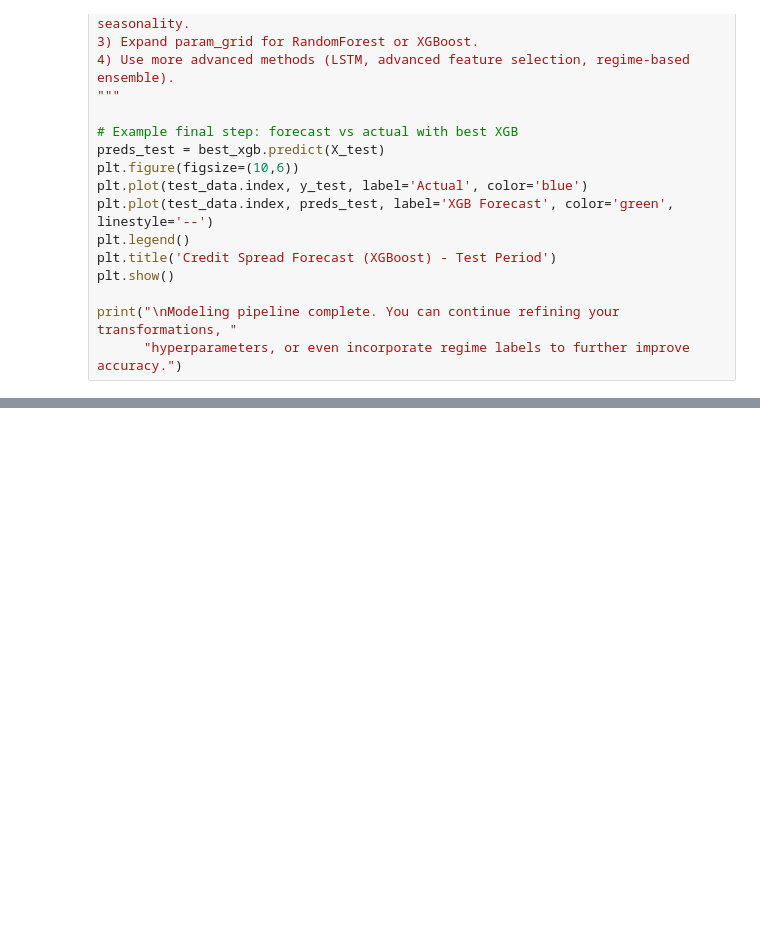
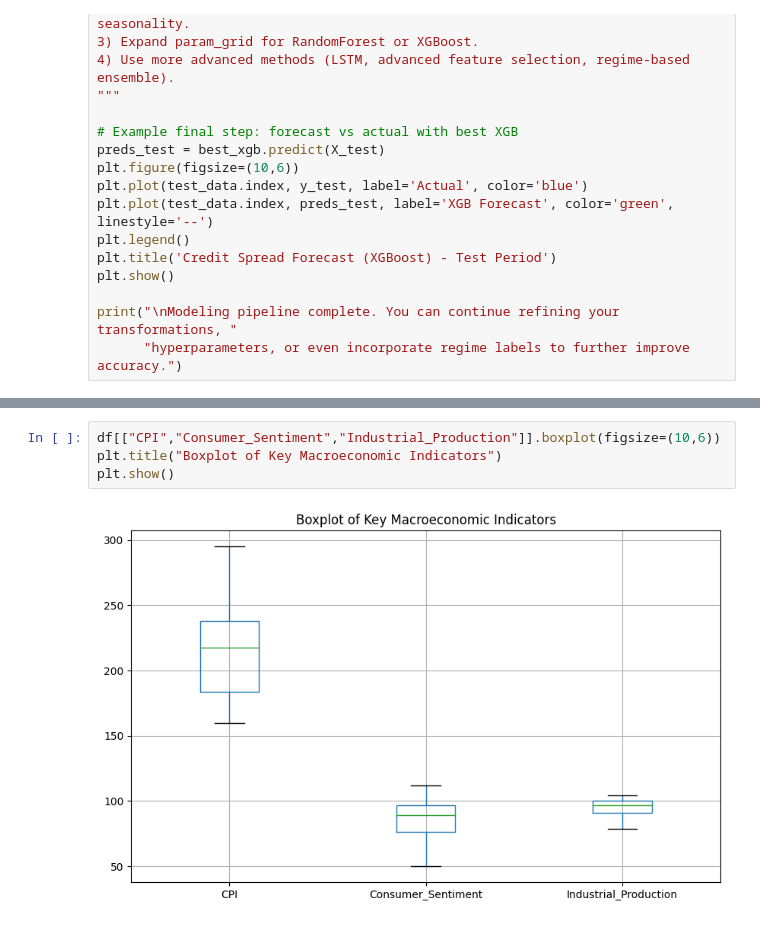
Before and after one commit to virajparmaj/Macroeconomic-Regime-Analysis-Credit-Risk-Forecasting, a Jupyter notebook: notebooks/viraj/p1_models.ipynb, the cells around one changed output, grey strips where cells are left out. Drawn from its saved outputs; the diff is of its cells as text; blank space fills up the shorter version.

```diff
--- a/notebooks/viraj/p1_models.ipynb
+++ b/notebooks/viraj/p1_models.ipynb
@@ -561,0 +622,6 @@ print("\nModeling pipeline complete. You can continue refining your transformati
+# %%
+df[["CPI","Consumer_Sentiment","Industrial_Production"]].boxplot(figsize=(10,6))
+plt.title("Boxplot of Key Macroeconomic Indicators")
+plt.show()
+# %% [output]
+[figure, added]
```
Also changed, not shown: parts of 6 cells of this notebook.
